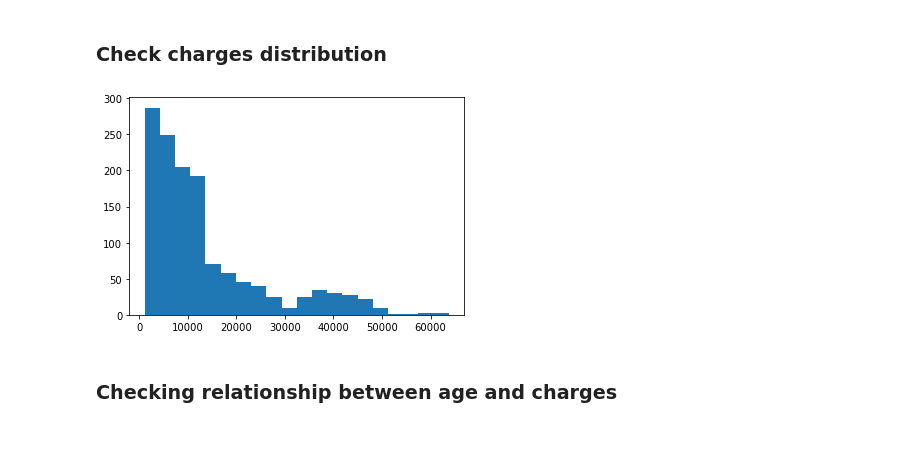
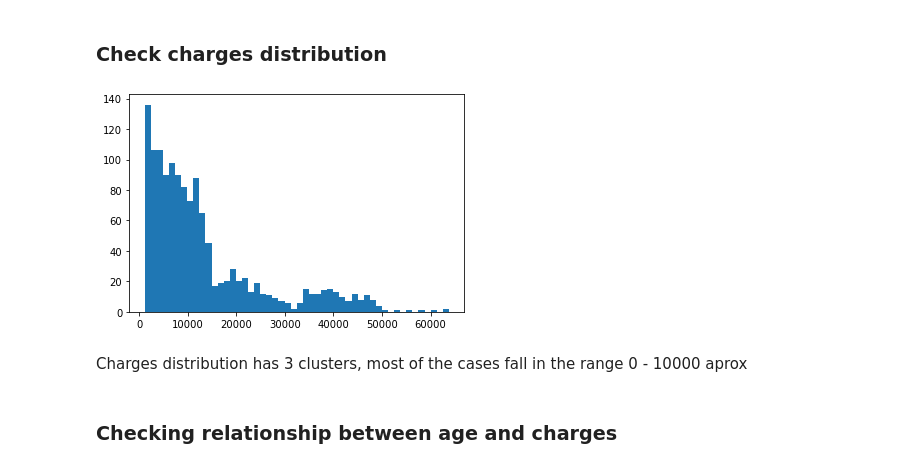
Before and after one commit to eon129/pytorch_tests, a Jupyter notebook: LinearExample.ipynb, the cells around one changed output. Drawn from its saved outputs; the diff is of its cells as text; code cells hidden in the pictures; blank space fills up the shorter version.

```diff
--- a/LinearExample.ipynb
+++ b/LinearExample.ipynb
@@ -34,18 +34,20 @@ plt.show()
 # %%
 dataNp = data.to_numpy()
 
 age = dataNp[:, 0]
 age = age.astype('float64')
 sex = dataNp[:, 1]
 children = dataNp[:, 3]
 charges = dataNp[:, 6]
 charges = charges.astype('float64')
 
 
-plt.hist(charges, bins=20)
+plt.hist(charges, bins=50)
 plt.show()
 # %% [output]
-[figure, old version]
+[figure, new version]
+# %% [markdown]
+Charges distribution has 3 clusters, most of the cases fall in the range 0 - 10000 aprox
 # %% [markdown]
 ### Checking relationship between age and charges
 # %%
```
Also changed, not shown: parts of 35 cells of this notebook.
